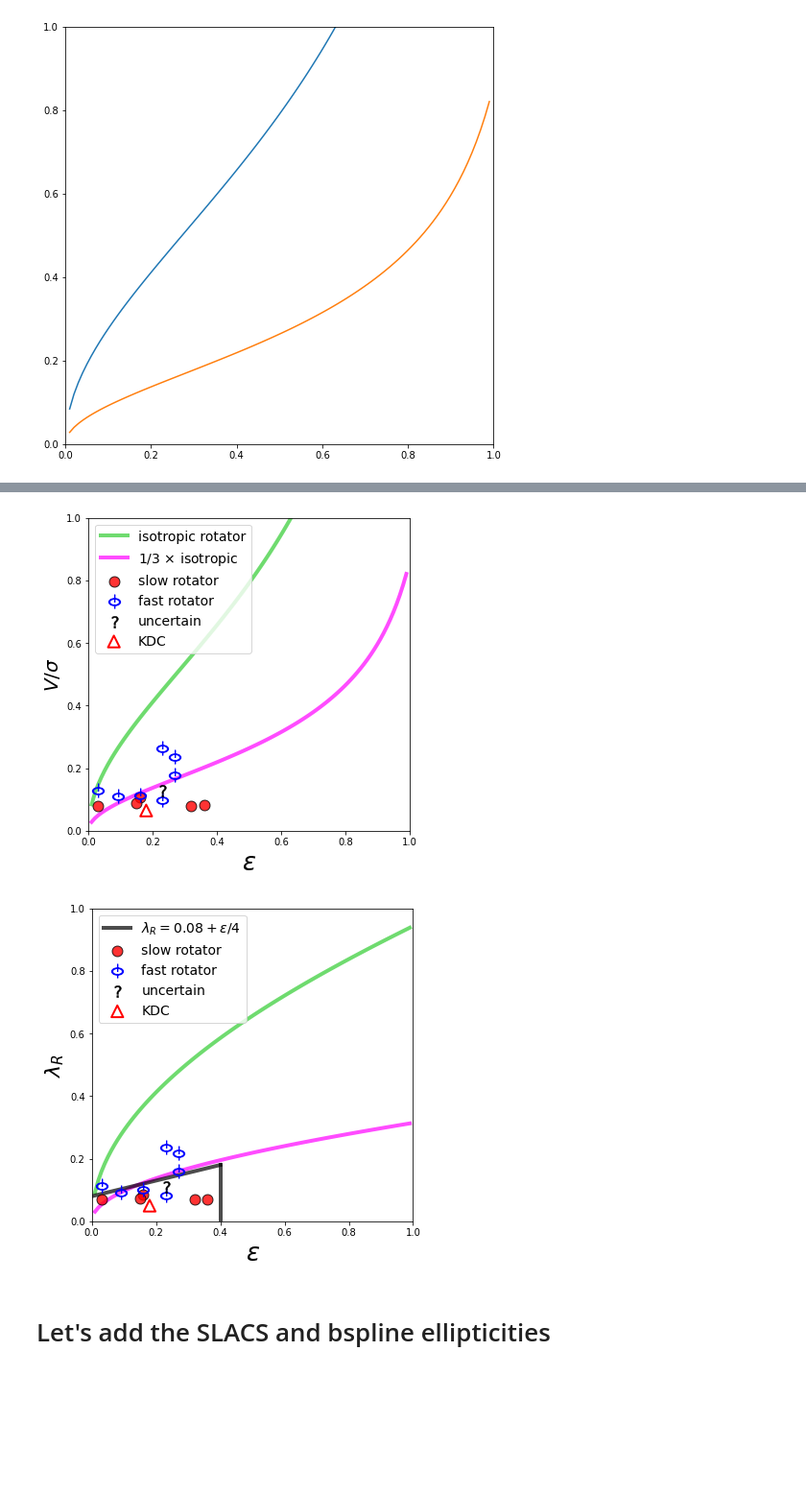
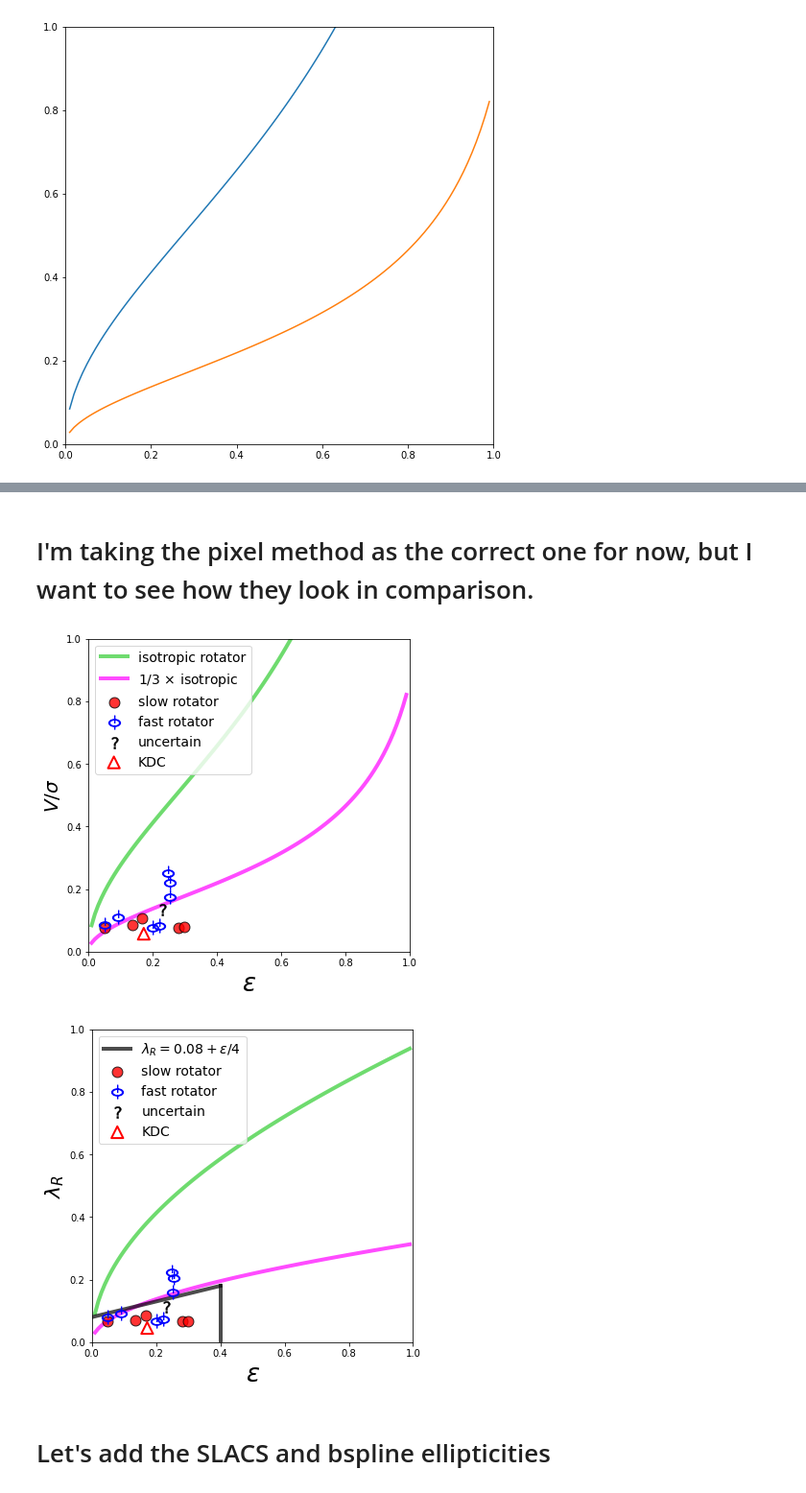
Before and after one commit to shawnknabel/slacs_kinematics_jam_modeling, a Jupyter notebook: jupyter_notebooks/kinematics_maps/fast_and_slow_rotators_analysis_011023.ipynb, the cells around one changed output, grey strips where cells are left out. Shown at 96% size. Drawn from its saved outputs; the diff is of its cells as text; code cells hidden in the pictures; blank space fills up the shorter version.

```diff
--- a/jupyter_notebooks/kinematics_maps/fast_and_slow_rotators_analysis_011023.ipynb
+++ b/jupyter_notebooks/kinematics_maps/fast_and_slow_rotators_analysis_011023.ipynb
@@ -67,0 +213,5 @@ for i in range(len(obj_names)):
+# %%
+fig, ax = plt.subplots()
+for i in range(14):
+    ax.scatter(i, pkl_reffs[i], c='k')
+    ax.scatter(i, slacs_reffs[i], c='b')
@@ -241,7 +437,7 @@ def calc_R (bin_arrays, num_bins):
 # %%
 # Define function to assign velocities to each pixel from their Voronoi bin, taking only those within the effective radius
 
-def calc_aperture_velocities_from_lum_weight_pixels (bin_arrays, V_array, VD_array, dVD_array, pixel_luminosities, reff):
+def calc_aperture_velocities_from_lum_weight_pixels_original (bin_arrays, V_array, VD_array, dV_array, dVD_array, pixel_luminosities, reff):
 
     # normalize pixel luminosities
     normalized_pixel_luminosities = pixel_luminosities/np.sum(pixel_luminosities)
@@ -249,6 +445,7 @@ def calc_aperture_velocities_from_lum_weight_pixels (bin_arrays, V_array, VD_arr
     # create array for velocity of each pixel
     pixel_Vs = np.zeros(len(pixel_luminosities))
     pixel_VDs = np.zeros(len(pixel_luminosities))
+    pixel_dVs = np.zeros(len(pixel_luminosities))
     pixel_dVDs = np.zeros(len(pixel_luminosities))
     velocity_in_aperture = 0
 
@@ -259,6 +456,7 @@ def calc_aperture_velocities_from_lum_weight_pixels (bin_arrays, V_array, VD_arr
         # add velocity to the weighted_pixel_velocities
         pixel_Vs[in_bin] = V_array[i]
         pixel_VDs[in_bin] = VD_array[i]
+        pixel_dVs[in_bin] = dV_array[i]
         pixel_dVDs[in_bin] = dVD_array[i]
 
     # get radius of pixels
@@ -272,11 +470,13 @@ def calc_aperture_velocities_from_lum_weight_pixels (bin_arrays, V_array, VD_arr
     # weight squared pixel velocities by pixel luminosity
     lum_weighted_pixel_Vs_sq = pixel_Vs**2 * normalized_pixel_luminosities
     lum_weighted_pixel_VDs_sq = pixel_VDs**2 * normalized_pixel_luminosities
+    lum_weighted_pixel_dVs_sq = 2 * pixel_Vs * pixel_dVs * normalized_pixel_luminosities
     lum_weighted_pixel_dVDs_sq = 2 * pixel_VDs * pixel_dVDs * normalized_pixel_luminosities
 
     # take only those in the effective radius
     lum_weighted_aperture_V = np.sqrt(np.sum(lum_weighted_pixel_Vs_sq[in_aperture]))
     lum_weighted_aperture_VD = np.sqrt(np.sum(lum_weighted_pixel_VDs_sq[in_aperture]))
+    lum_weighted_aperture_dV = np.sum(lum_weighted_pixel_dVs_sq[in_aperture]) / (2 * np.sqrt(np.sum(lum_weighted_pixel_Vs_sq[in_aperture])))
     lum_weighted_aperture_dVD = np.sum(lum_weighted_pixel_dVDs_sq[in_aperture]) / (2 * np.sqrt(np.sum(lum_weighted_pixel_VDs_sq[in_aperture])))
 
     # calculate V/sigma
@@ -288,4 +488,4 @@ def calc_aperture_velocities_from_lum_weight_pixels (bin_arrays, V_array, VD_arr
     lambda_R = numerator / denominator
 
 
-    return V_sigma, lambda_R, lum_weighted_aperture_V, lum_weighted_aperture_VD, lum_weighted_aperture_dVD
+    return V_sigma, lambda_R, lum_weighted_aperture_V, lum_weighted_aperture_VD, lum_weighted_aperture_dV, lum_weighted_aperture_dVD
@@ -502,6 +808,8 @@ classifications.loc[13, 'subclass'] = 'twist, inner aligned, outer misaligned 22
 # for this purpose, take the ellipticity of J1306 to be the SLACS ellipticity. DO NOT SAVE.
 classifications.loc[6, 'ellipticity'] = classifications.loc[6, 'SLACS ellipticity']
 classifications.loc[6, 'ellipticity_bspline'] = classifications.loc[6, 'SLACS ellipticity']
+# %%
+ellipticities = classifications.ellipticity_bspline
 # %%
 slow = classes == 'slow/nonregular'
 fast = classes == 'fast/regular'
@@ -563,6 +891,8 @@ uncertain_mark = '$?$'
 
 # fast/non (kdc)
 kdc_mark = '^'
+# %% [markdown]
+# I'm taking the pixel method as the correct one for now, but I want to see how they look in comparison.
 # %%
 # plot the V_sigma and lambda_R to ellipticities
 
@@ -596,65 +926,65 @@ plt.plot(epsilons, 1/3 * V_sigmas_iso,
         label=r'1/3 $\times$ isotropic')
 
 # scatter plot for the datapoints
-plt.scatter(eps_slow, V_sigmas_slow,
+plt.scatter(eps_slow, V_sigmas_pix_slow,
             s=120, c='r', marker=nonregular, edgecolor='k', linewidth=1,
             label='slow rotator', alpha=0.8)
-plt.scatter(eps_fast, V_sigmas_fast,
+plt.scatter(eps_fast, V_sigmas_pix_fast,
             s=230, c='b', marker=rotator,
             label='fast rotator')
-plt.scatter(eps_uncertain, V_sigmas_uncertain,
+plt.scatter(eps_uncertain, V_sigmas_pix_uncertain,
             s=150, c='k', marker=uncertain_mark, linewidth=0.5,
             label='uncertain')
-plt.scatter(eps_fast_kdc, V_sigmas_fast_kdc,
+plt.scatter(eps_fast_kdc, V_sigmas_pix_fast_kdc,
             s=150, marker='^', edgecolor='red', facecolor='none', linewidth=2,
             label='KDC')
 
 plt.xlabel(r'$\epsilon$',fontsize=26)
 plt.ylabel(r'$V/\sigma$',fontsize=20)
 plt.legend(fontsize=14)
-plt.savefig(f'{data_dir}mosaics/kinematic_class_vsigma.png')
-plt.savefig(f'{data_dir}mosaics/kinematic_class_vsigma.pdf')
+plt.savefig(f'{data_dir}mosaics/kinematic_class_vsigma_pix.png')
+plt.savefig(f'{data_dir}mosaics/kinematic_class_vsigma_pix.pdf')
 
 ###################################
 # Lambda_R
 
 plt.figure(figsize=(6,6))
 plt.xlim(0.0,1.0)
 plt.ylim(0.0,1.0)
 
 # curves
-plt.plot(classifications['sla', lambda_Rs_iso,
+plt.plot(epsilons, lambda_Rs_iso,
          c='limegreen',linewidth=4,zorder=-1, alpha=0.7)
 plt.plot(epsilons, 1/3 * lambda_Rs_iso,
          c='magenta',linewidth=4,zorder=-1, alpha=0.7)
 plt.plot([0.0, 0.4],[0.08, 0.08+0.4/4],
          linestyle='-',c='k',linewidth=4,zorder=-1, alpha=0.7)
 plt.plot([0.4, 0.4],[0.0, 0.08+0.4/4],
          linestyle='-',c='k',linewidth=4,zorder=-1, alpha=0.7,
         label=r'$\lambda_R = 0.08 + \epsilon/4$')
 
 # scatter plots for the datapoints
-plt.scatter(eps_slow, lambda_Rs_slow,
+plt.scatter(eps_slow, lambda_Rs_pix_slow,
             s=120, c='r', marker=nonregular, edgecolor='k', linewidth=1,
             label='slow rotator', alpha=0.8)
-plt.scatter(eps_fast, lambda_Rs_fast,
+plt.scatter(eps_fast, lambda_Rs_pix_fast,
             s=230, c='b', marker=rotator,
             label='fast rotator')
-plt.scatter(eps_uncertain, lambda_Rs_uncertain,
+plt.scatter(eps_uncertain, lambda_Rs_pix_uncertain,
             s=150, c='k', marker=uncertain_mark, linewidth=0.5,
             label='uncertain')
-plt.scatter(eps_fast_kdc, lambda_Rs_fast_kdc,
+plt.scatter(eps_fast_kdc, lambda_Rs_pix_fast_kdc,
             s=150, marker='^', edgecolor='red', facecolor='none', linewidth=2,
             label='KDC')
 
 plt.xlabel(r'$\epsilon$',fontsize=26)
 plt.ylabel(r'$\lambda_R$',fontsize=22)
 plt.legend(fontsize=14, loc='upper left')
-plt.savefig(f'{data_dir}mosaics/kinematic_class_lambdar.png')
-plt.savefig(f'{data_dir}mosaics/kinematic_class_lambdar.pdf')
+plt.savefig(f'{data_dir}mosaics/kinematic_class_lambdar_pix.png')
+plt.savefig(f'{data_dir}mosaics/kinematic_class_lambdar_pix.pdf')
 # %% [output]
-[figure, old version]
+[figure, new version]
-[figure, old version]
+[figure, new version]
 # %% [markdown]
 # Let's add the SLACS and bspline ellipticities
 # %%
```
Also changed, not shown: parts of 145 cells of this notebook, 21 other files.
